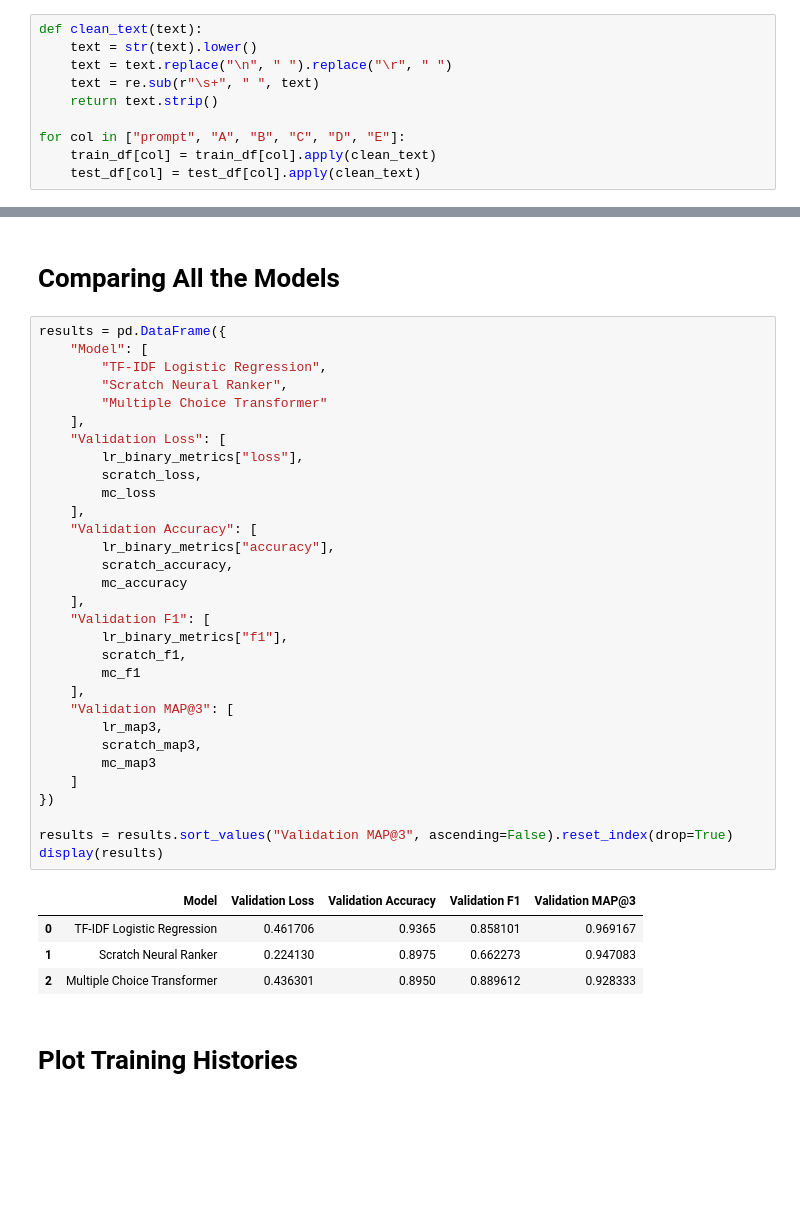
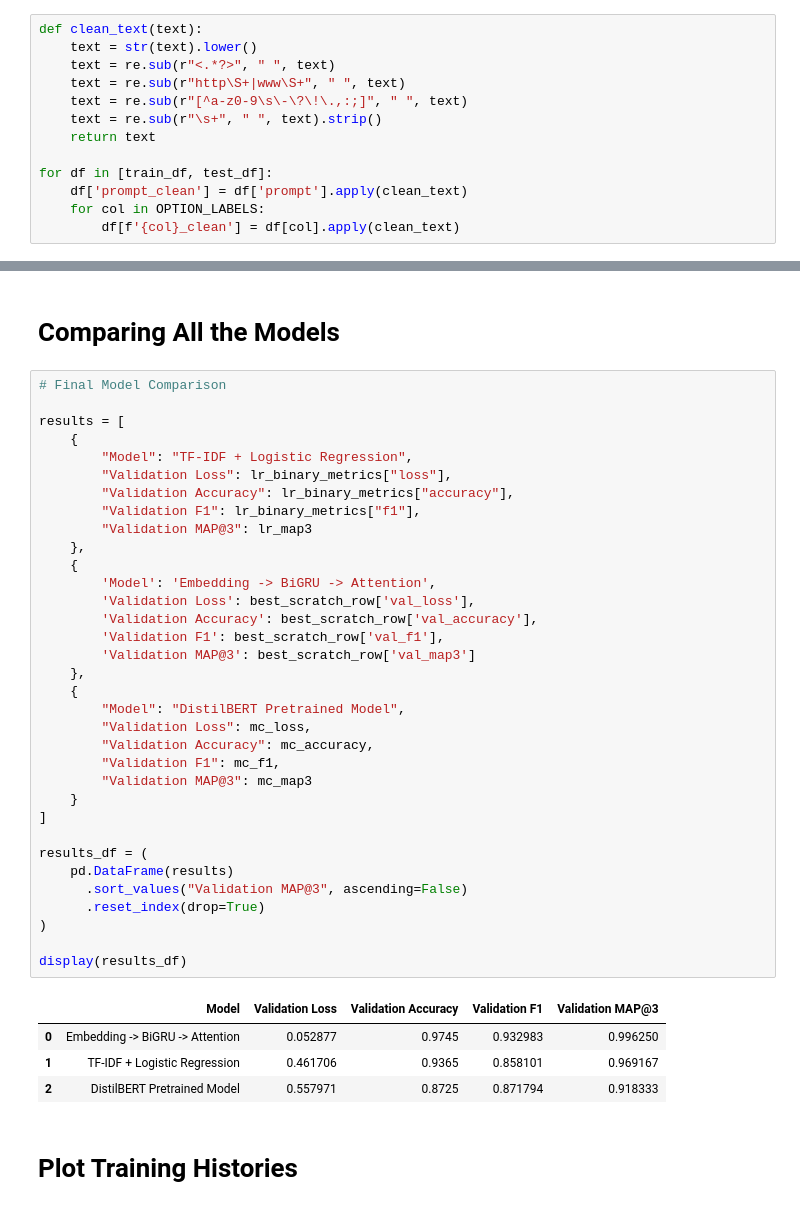
Before and after one commit to Hariom9991/dl-24f1000881-notebook-t22026, a Jupyter notebook: kaggle_notebook.ipynb, the cells around one changed output, grey strips where cells are left out. Cells and saved outputs as stored; diff of their text form; blank space fills up the shorter version.

```diff
--- a/kaggle_notebook.ipynb
+++ b/kaggle_notebook.ipynb
@@ -276,13 +286,16 @@ CORRECT ANSWER: E
 # %%
 def clean_text(text):
     text = str(text).lower()
-    text = text.replace("\n", " ").replace("\r", " ")
-    text = re.sub(r"\s+", " ", text)
-    return text.strip()
+    text = re.sub(r"<.*?>", " ", text)
+    text = re.sub(r"http\S+|www\S+", " ", text)
+    text = re.sub(r"[^a-z0-9\s\-\?\!\.,:;]", " ", text)
+    text = re.sub(r"\s+", " ", text).strip()
+    return text
 
-for col in ["prompt", "A", "B", "C", "D", "E"]:
-    train_df[col] = train_df[col].apply(clean_text)
-    test_df[col] = test_df[col].apply(clean_text)
+for df in [train_df, test_df]:
+    df['prompt_clean'] = df['prompt'].apply(clean_text)
+    for col in OPTION_LABELS:
+        df[f'{col}_clean'] = df[col].apply(clean_text)
 # %%
 # Train-Validation Split
 
@@ -1146,41 +1181,44 @@ wandb: Find logs at: ./wandb/run-20260627_074132-chmnajzu/logs
 # %% [markdown]
 # Comparing All the Models
 # %%
-results = pd.DataFrame({
-    "Model": [
-        "TF-IDF Logistic Regression",
-        "Scratch Neural Ranker",
-        "Multiple Choice Transformer"
-    ],
-    "Validation Loss": [
-        lr_binary_metrics["loss"],
-        scratch_loss,
-        mc_loss
-    ],
-    "Validation Accuracy": [
-        lr_binary_metrics["accuracy"],
-        scratch_accuracy,
-        mc_accuracy
-    ],
-    "Validation F1": [
-        lr_binary_metrics["f1"],
-        scratch_f1,
-        mc_f1
-    ],
-    "Validation MAP@3": [
-        lr_map3,
-        scratch_map3,
-        mc_map3
-    ]
-})
+# Final Model Comparison
 
-results = results.sort_values("Validation MAP@3", ascending=False).reset_index(drop=True)
-display(results)
+results = [
+    {
+        "Model": "TF-IDF + Logistic Regression",
+        "Validation Loss": lr_binary_metrics["loss"],
+        "Validation Accuracy": lr_binary_metrics["accuracy"],
+        "Validation F1": lr_binary_metrics["f1"],
+        "Validation MAP@3": lr_map3
+    },
+    {
+        'Model': 'Embedding -> BiGRU -> Attention',
+        'Validation Loss': best_scratch_row['val_loss'],
+        'Validation Accuracy': best_scratch_row['val_accuracy'],
+        'Validation F1': best_scratch_row['val_f1'],
+        'Validation MAP@3': best_scratch_row['val_map3']
+    },
+    {
+        "Model": "DistilBERT Pretrained Model",
+        "Validation Loss": mc_loss,
+        "Validation Accuracy": mc_accuracy,
+        "Validation F1": mc_f1,
+        "Validation MAP@3": mc_map3
+    }
+]
+
+results_df = (
+    pd.DataFrame(results)
+      .sort_values("Validation MAP@3", ascending=False)
+      .reset_index(drop=True)
+)
+
+display(results_df)
 # %% [output]
 |  | Model | Validation Loss | Validation Accuracy | Validation F1 | Validation MAP@3 |
-| 0 | TF-IDF Logistic Regression | 0.461706 | 0.9365 | 0.858101 | 0.969167 |
-| 1 | Scratch Neural Ranker | 0.224130 | 0.8975 | 0.662273 | 0.947083 |
-| 2 | Multiple Choice Transformer | 0.436301 | 0.8950 | 0.889612 | 0.928333 |
+| 0 | Embedding -> BiGRU -> Attention | 0.052877 | 0.9745 | 0.932983 | 0.996250 |
+| 1 | TF-IDF + Logistic Regression | 0.461706 | 0.9365 | 0.858101 | 0.969167 |
+| 2 | DistilBERT Pretrained Model | 0.557971 | 0.8725 | 0.871794 | 0.918333 |
 # %% [markdown]
 # Plot Training Histories
 # %%
```
Also changed, not shown: parts of 23 cells of this notebook.
